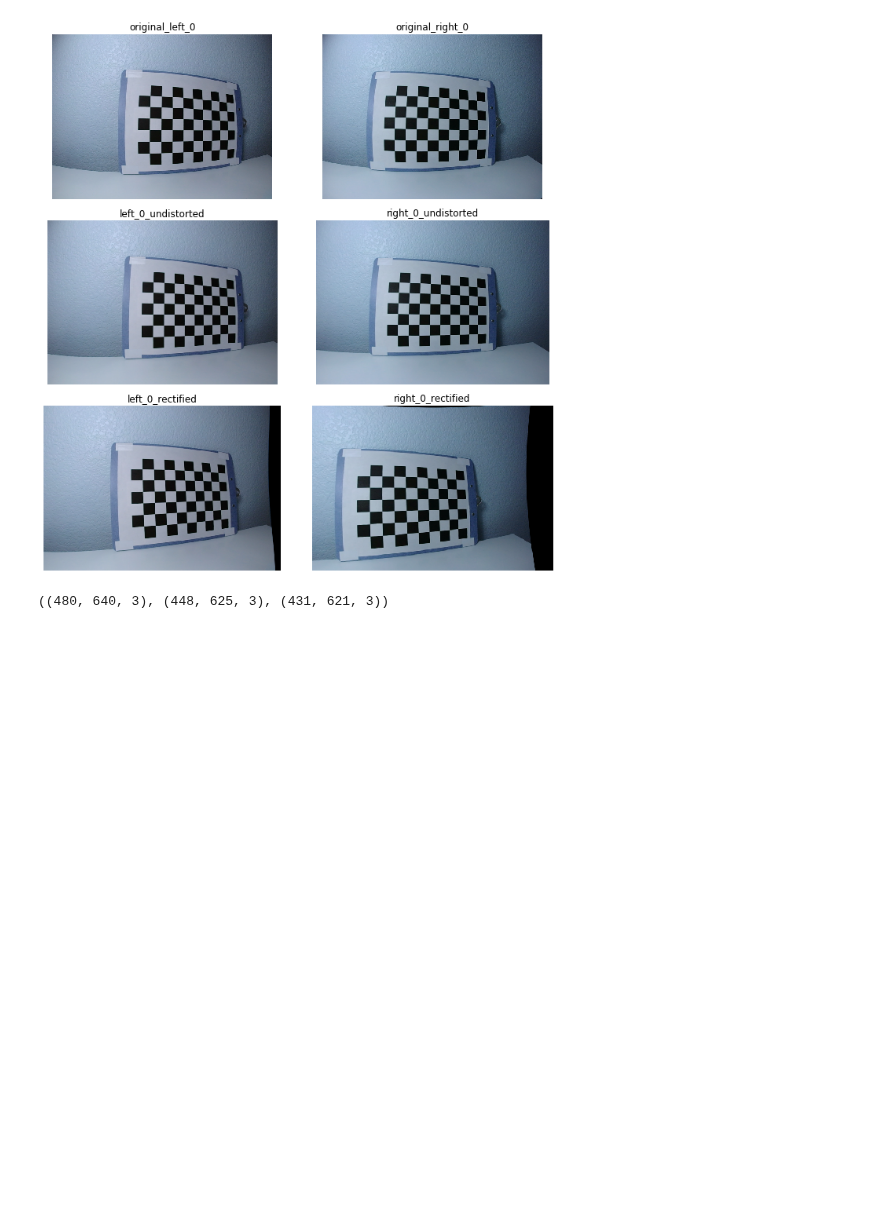
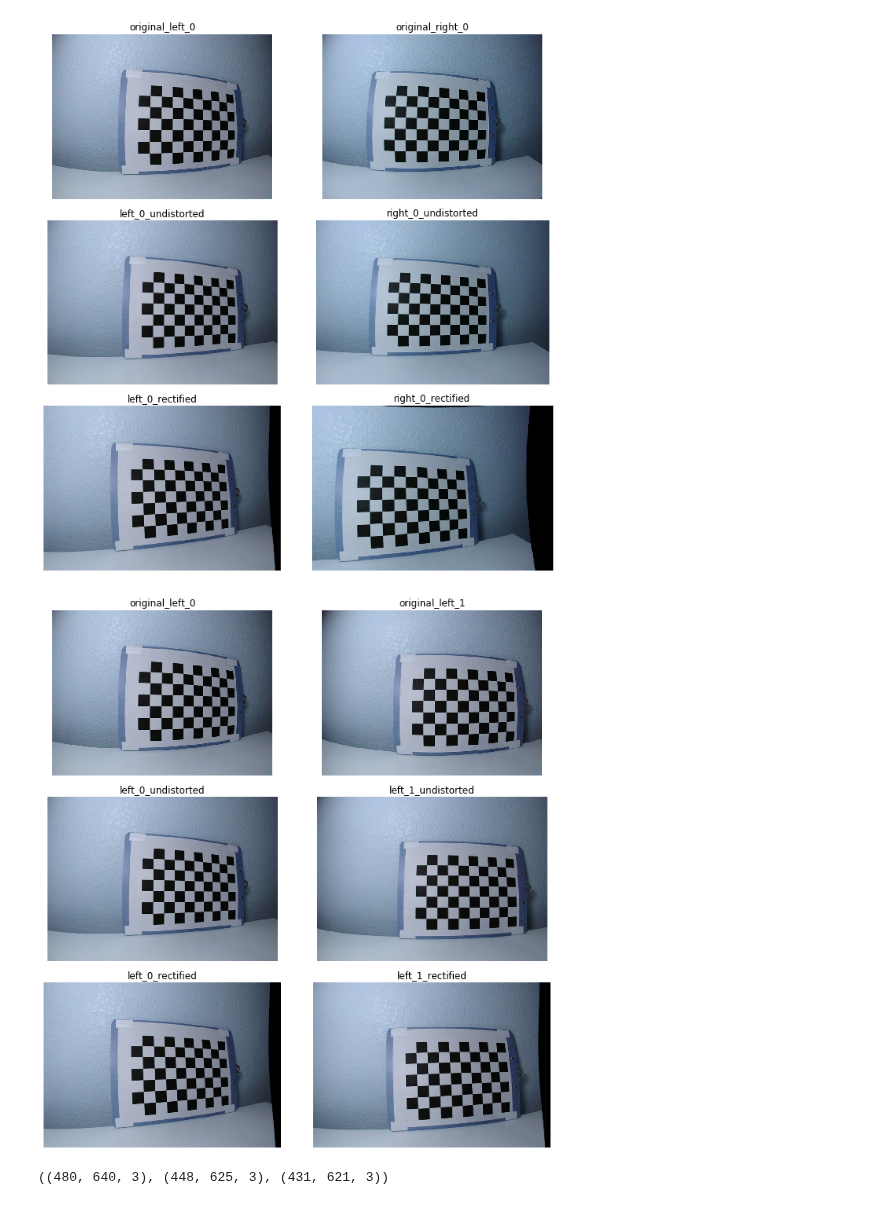
Before and after one commit to eshangaur/Perception-in-Robotics, a Jupyter notebook: project_2a/code/task_2/task_2.ipynb, the cells around one changed output. Drawn from its saved outputs; the diff is of its cells as text; code cells hidden in the pictures; blank space fills up the shorter version.

Commit message:
tested rectification on different image pair

```diff
--- a/project_2a/code/task_2/task_2.ipynb
+++ b/project_2a/code/task_2/task_2.ipynb
@@ -270,9 +270,23 @@ right_0_rectified = cv2.remap(right_[0].copy(),mapx,mapy,cv2.INTER_LINEAR)[y:y+h
+# %%
+h, w = left_[1].shape[:2]
+newcameramtx, roi = cv2.getOptimalNewCameraMatrix(mtx_left, distCoeffs_left, (w,h), 1, (w,h))
+x,y,w,h = roi
+left_1_undistorted = cv2.undistort(left_[1].copy(), mtx_left, distCoeffs_left, None, newcameramtx)[y:y+h, x:x+w]
+
+mapx,mapy = cv2.initUndistortRectifyMap(mtx_left,distCoeffs_left,R1,newcameramtx,(w,h),5)
+left_1_rectified = cv2.remap(left_[1].copy(),mapx,mapy,cv2.INTER_LINEAR)[y:y+h, x:x+w]
 # %%
 plot_figures({'original_left_0':left_[0], 'original_right_0':right_[0],
              'left_0_undistorted':left_0_undistorted, 'right_0_undistorted':right_0_undistorted,
              'left_0_rectified':left_0_rectified, 'right_0_rectified':right_0_rectified},3,2)
 # %% [output]
 [figure]
+# %%
+plot_figures({'original_left_0':left_[0], 'original_left_1':left_[1],
+             'left_0_undistorted':left_0_undistorted, 'left_1_undistorted':left_1_undistorted,
+             'left_0_rectified':left_0_rectified, 'left_1_rectified':left_1_rectified},3,2)
+# %% [output]
+[figure, added]
 # %%
 left_[0].shape, left_0_undistorted.shape, left_0_rectified.shape
 # %% [output]
```
Also changed, not shown: parts of 1 cell of this notebook.
